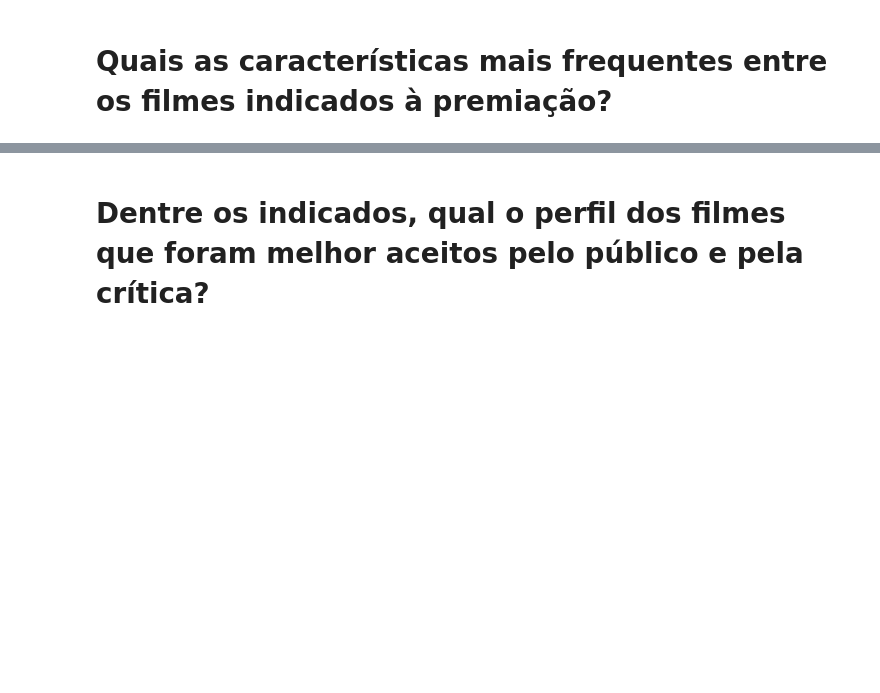
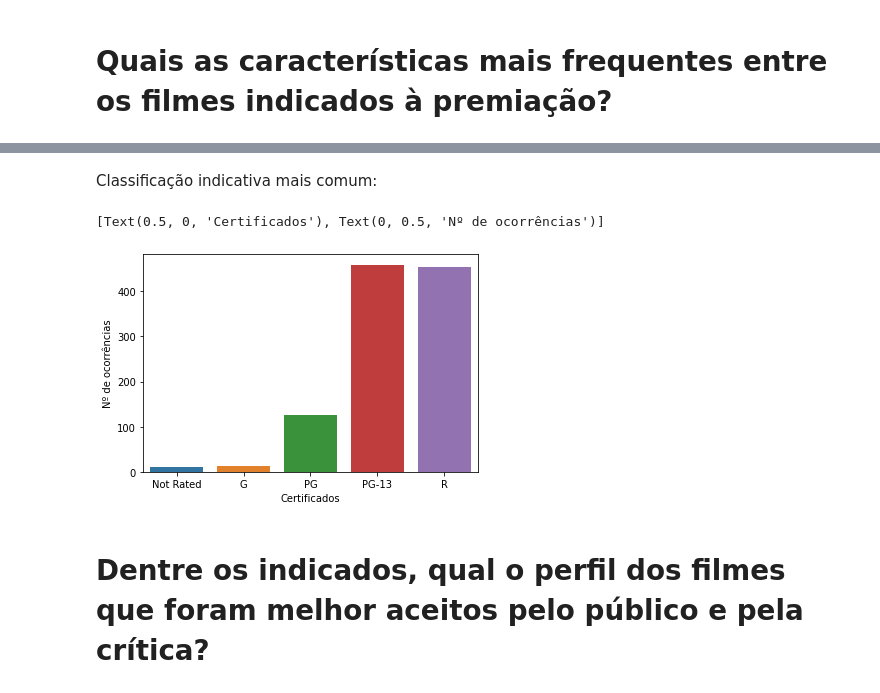
Before and after one commit to Jayvolv/Projeto-ICD, a Jupyter notebook: Projeto_FInal_ICD.ipynb, the cells around one changed output, grey strips where cells are left out. Drawn from its saved outputs; the diff is of its cells as text; code cells hidden in the pictures; blank space fills up the shorter version.

```diff
--- a/Projeto_FInal_ICD.ipynb
+++ b/Projeto_FInal_ICD.ipynb
@@ -46,0 +85,4 @@ from sklearn.cluster import KMeans
+# %%
+oscar = oscar [(oscar.year > 2000)]
+oscar.reset_index(inplace = True, drop = False)
+oscar.head()
@@ -46,0 +100,3 @@ from sklearn.cluster import KMeans
+# %%
+rotten = rotten[['movie_title', 'tomatometer_status', 'tomatometer_rating', 'audience_status', 'audience_rating']]
+rotten.head(1)
@@ -46,0 +108,2 @@ from sklearn.cluster import KMeans
+# %%
+rotten = rotten.dropna()
@@ -46,0 +112,7 @@ from sklearn.cluster import KMeans
+# %%
+#Renomeando a coluna de nomes para que fiquem idênticas:
+rotten.rename(columns = {'movie_title':'movie'}, inplace = True)
+
+#Juntando os dataframes:
+df_final = pd.merge(oscar, rotten, how = 'inner', on = 'movie')
+df_final.head(1)
@@ -49,3 +148,29 @@ from sklearn.cluster import KMeans
+# %% [markdown]
+Classificação indicativa mais comum:
+# %%
+#Contando a frequência de cada classificação:
+count_cert = df_final.groupby(['certificate']).size()
+
+#Juntando classificações iguais, mas com termos distintos:
+#Unrated e Not Rated:
+count_cert['Not Rated'] += count_cert['Unrated']
+del(count_cert['Unrated'])
+
+#TV-MA e R:
+count_cert['R'] += count_cert['TV-MA']
+del(count_cert['TV-MA'])
+
+#Organizando:
+count_cert = count_cert.reindex(index = ['Not Rated', 'G', 'PG', 'PG-13', 'R'])
+
+#Visualização:
+count_cert.sort_values(ascending = False)
+
+graph_cert = sns.barplot(x = count_cert.index, y = count_cert.values)
+graph_cert.set(xlabel = 'Certificados', ylabel = 'Nº de ocorrências')
+# %% [output]
+[Text(0.5, 0, 'Certificados'), Text(0, 0.5, 'Nº de ocorrências')]
+[figure, added]
 # %% [markdown]
 # Dentre os indicados, qual o perfil dos filmes que foram melhor aceitos pelo público e pela crítica?
 # %% [markdown]
```
Also changed, not shown: parts of 24 cells of this notebook.
